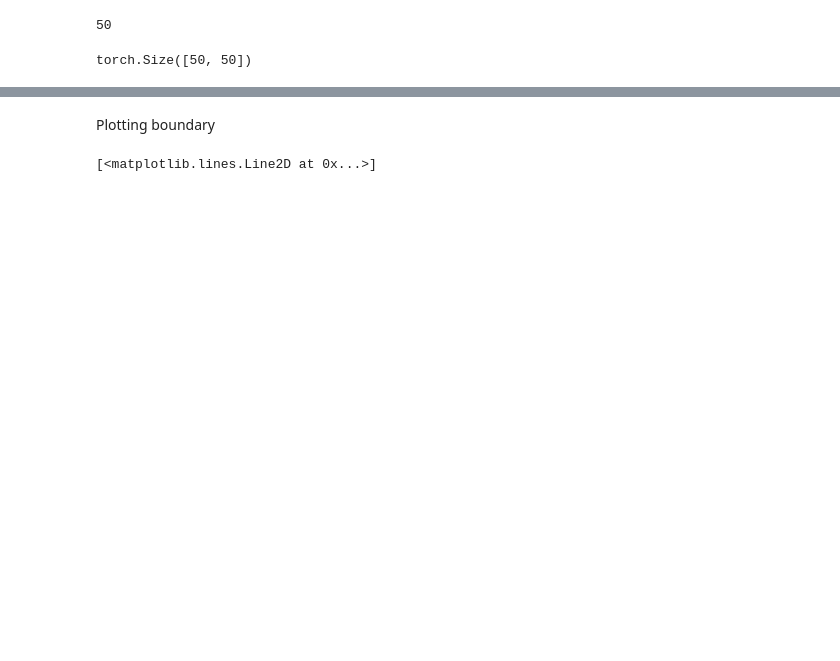
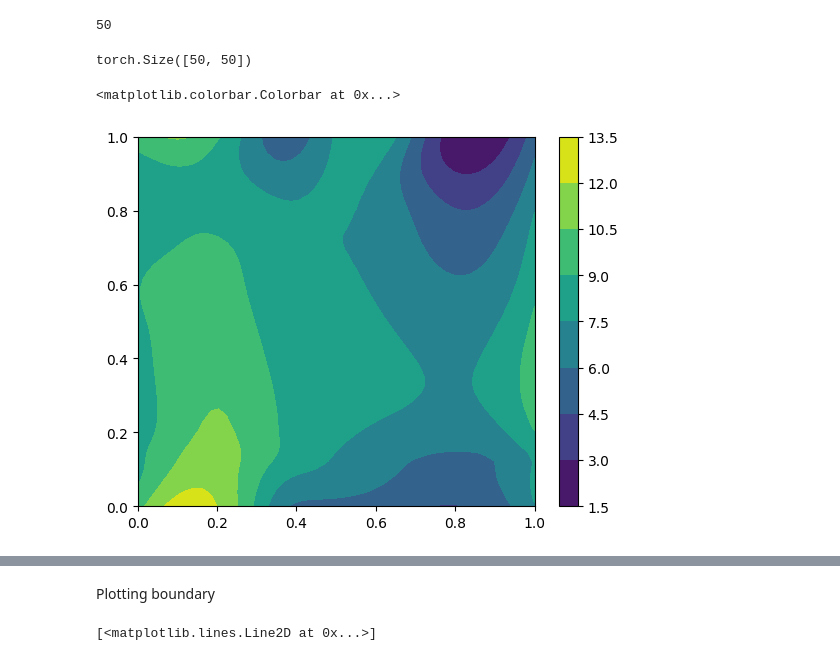
Before and after one commit to rahil1206/PDE-Project, a Jupyter notebook: Experiment.ipynb, the cells around one changed output, grey strips where cells are left out. Cells and saved outputs as stored; diff of their text form; code cells hidden in the pictures; blank space fills up the shorter version.

```diff
--- a/Experiment.ipynb
+++ b/Experiment.ipynb
@@ -967,2 +1094,9 @@ out.view(50, 50).shape
 # %% [output]
 torch.Size([50, 50])
+# %%
+#plt.contourf(XY[0], XY[1], out.detach().cpu().view(len(XY[0]), len(XY[1])).numpy())
+plt.contourf(XY[0], XY[1], out_gelu.detach().cpu().view(len(XY[0]), len(XY[1])).numpy())
+plt.colorbar()
+# %% [output]
+<matplotlib.colorbar.Colorbar at 0x...>
+[figure, added]
```
Also changed, not shown: parts of 61 cells of this notebook.
